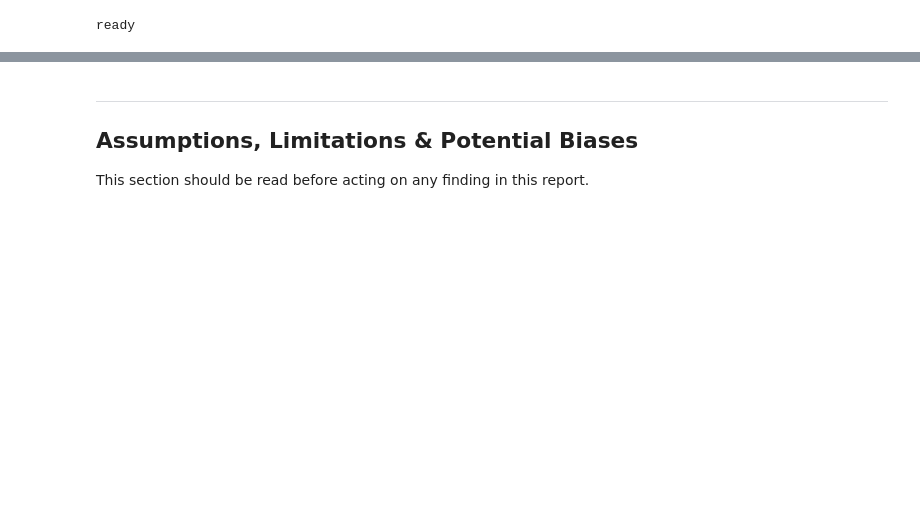
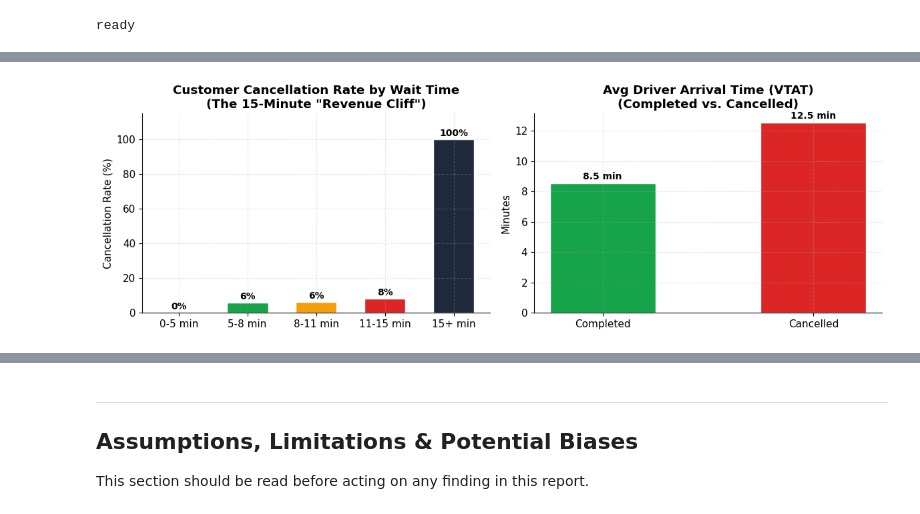
Before and after one commit to jwliu24/Uber-Operational-Analysis, a Jupyter notebook: Week_7_Data_Storytelling.ipynb, the cells around one changed output, grey strips where cells are left out. Drawn from its saved outputs; the diff is of its cells as text; code cells hidden in the pictures; blank space fills up the shorter version.

```diff
--- a/Week_7_Data_Storytelling.ipynb
+++ b/Week_7_Data_Storytelling.ipynb
@@ -313,0 +188,68 @@ Owner: Product Design
+# %%
+import matplotlib.pyplot as plt
+import matplotlib.ticker as mtick
+import pandas as pd
+
+# --- Data Prep ---
+# Create wait time buckets (Patience Zones)
+vtat_df = df[df['Avg VTAT'].notna()].copy()
+vtat_df['is_cust_cancel'] = (vtat_df['Booking Status'] == 'Cancelled by Customer').astype(int)
+vtat_df['bucket'] = pd.cut(vtat_df['Avg VTAT'],
+                           bins=[0, 5, 8, 11, 15, 25],
+                           labels=['0-5 min', '5-8 min', '8-11 min', '11-15 min', '15+ min'])
+
+cancel_by_wait = vtat_df.groupby('bucket', observed=False)['is_cust_cancel'].mean() * 100
+
+# Statistics for text output
+avg_vtat_completed = df[df['Booking Status'] == 'Completed']['Avg VTAT'].mean()
+avg_vtat_cancelled = df[df['Booking Status'] == 'Cancelled by Customer']['Avg VTAT'].mean()
+
+# --- Plotting ---
+fig, axes = plt.subplots(1, 2, figsize=(12, 4))
+
+# Left Plot: The Revenue Cliff
+# Color coding: Green for patience, Orange for risk, Red/Black for the 'Cliff'
+bar_colors = ['#16a34a', '#16a34a', '#f59e0b', '#dc2626', '#1e293b']
+axes[0].bar(cancel_by_wait.index, cancel_by_wait.values, color=bar_colors, edgecolor='white', width=0.6)
+axes[0].set_title('Customer Cancellation Rate by Wait Time\n(The 15-Minute "Revenue Cliff")', fontweight='bold')
+axes[0].set_ylabel('Cancellation Rate (%)')
+axes[0].set_ylim(0, 115)
+axes[0].spines['top'].set_visible(False)
+axes[0].spines['right'].set_visible(False)
+
+for bar, val in zip(axes[0].patches, cancel_by_wait.values):
+    axes[0].text(bar.get_x() + bar.get_width()/2, bar.get_height() + 2,
+                 f'{val:.0f}%', ha='center', fontsize=10, fontweight='bold')
+
+# Right Plot: Comparison of Averages
+labels_comp = ['Completed', 'Cancelled']
+values_comp = [avg_vtat_completed, avg_vtat_cancelled]
+axes[1].bar(labels_comp, values_comp, color=['#16a34a', '#dc2626'], edgecolor='white', width=0.5)
+axes[1].set_title('Avg Driver Arrival Time (VTAT)\n(Completed vs. Cancelled)', fontweight='bold')
+axes[1].set_ylabel('Minutes')
+axes[1].spines['top'].set_visible(False)
+axes[1].spines['right'].set_visible(False)
+
+for bar, val in zip(axes[1].patches, values_comp):
+    axes[1].text(bar.get_x() + bar.get_width()/2, bar.get_height() + 0.3,
+                 f'{val:.1f} min', ha='center', fontsize=10, fontweight='bold')
+
+plt.tight_layout()
+plt.show()
+
+# --- Text Summary Output ---
+print(f"99.6% of predictive churn power — culminating in a 15-minute 'revenue cliff' — is driven directly by estimated driver wait times.")
+print(f"Customer-cancelled rides average {avg_vtat_cancelled:.1f} min arrival time vs {avg_vtat_completed:.1f} min for completed rides.")
+print()
+print('This creates a highly predictable window where the product team can deploy automated')
+print('retention triggers to save fares before the customer cancels.')
+print()
+print('NOTE: Feature Importance analysis in my ML model confirmed Wait Time (VTAT) as the')
+print('singular dominant driver of churn. However, the 100% cancellation rate at 15+ mins')
+print('is a structural data artifact that must be validated with live operational data.')
+print()
+print('Recommendation: Deploy an Automated Retention Trigger.')
+print('Trigger a small loyalty discount or incentive when VTAT crosses high-risk thresholds.')
+print('Owner: Product Engineering')
+# %% [output]
+[figure, added]
```
Also changed, not shown: parts of 20 cells of this notebook.
